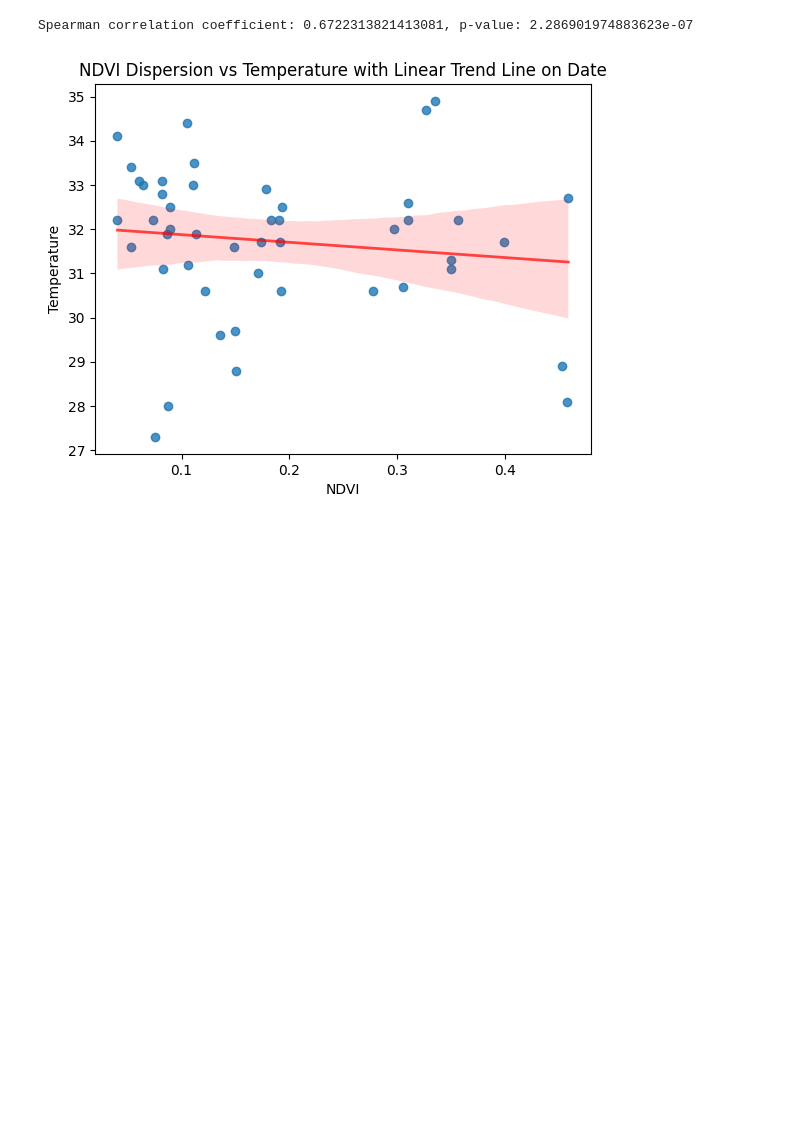
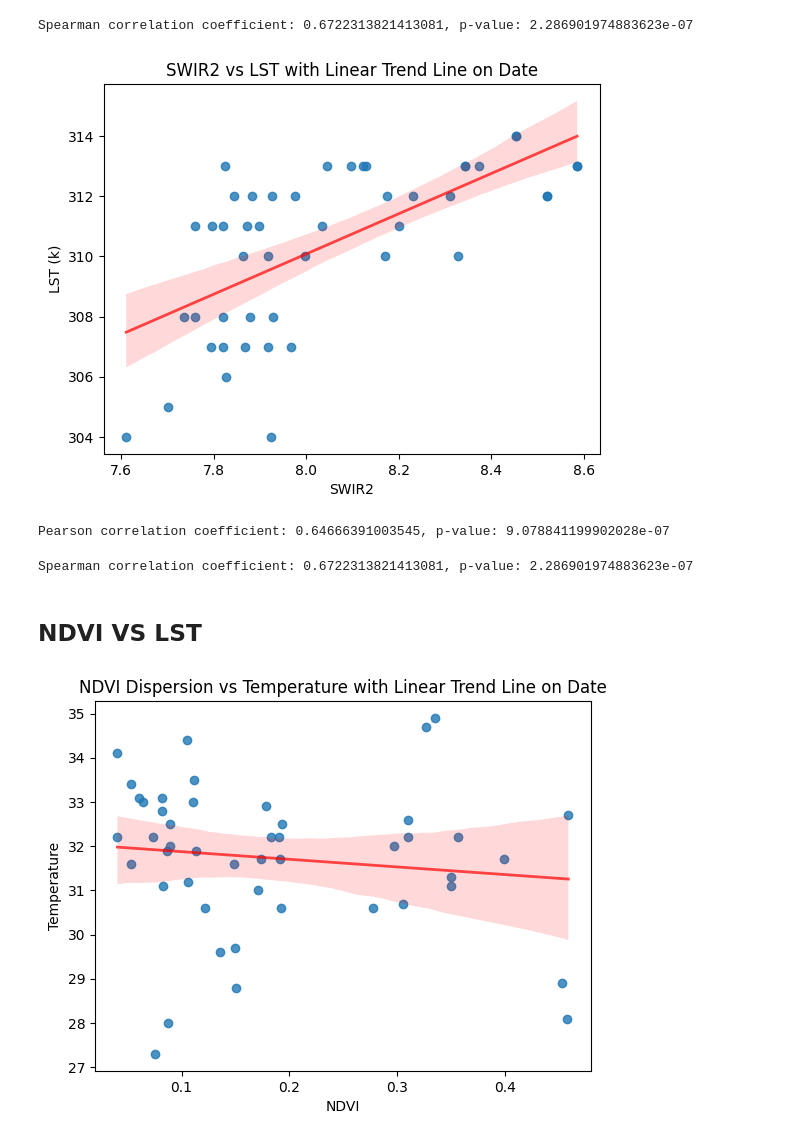
Before and after one commit to ayubero/uhi, a Jupyter notebook: madrid/lst_analysis.ipynb, the cells around one changed output. Cells and saved outputs as stored; diff of their text form; code cells hidden in the pictures; blank space fills up the shorter version.

Commit message:
LST correlation with more data

```diff
--- a/madrid/lst_analysis.ipynb
+++ b/madrid/lst_analysis.ipynb
@@ -33,6 +33,27 @@ correlation, p_value = stats.spearmanr(df['swir2'], df['lst'])
 print(f'Spearman correlation coefficient: {correlation}, p-value: {p_value}')
 # %% [output]
 Spearman correlation coefficient: 0.6722313821413081, p-value: 2.286901974883623e-07
+# %%
+sns.regplot(x=np.log(df['swir2']), y=df['lst'], line_kws={'color':'r', 'alpha':0.7, 'lw':2})
+plt.xlabel('SWIR2')
+plt.ylabel('LST (k)')
+plt.title('SWIR2 vs LST with Linear Trend Line on Date')
+plt.show()
+# %% [output]
+[figure, added]
+# %%
+correlation, p_value = stats.pearsonr(np.log(df['swir2']), df['lst'])
+print(f'Pearson correlation coefficient: {correlation}, p-value: {p_value}')
+# %% [output]
+Pearson correlation coefficient: 0.64666391003545, p-value: 9.078841199902028e-07
+# %%
+# Same correlation coefficient got without np.log using Spearman
+correlation, p_value = stats.spearmanr(np.log(df['swir2']), df['lst'])
+print(f'Spearman correlation coefficient: {correlation}, p-value: {p_value}')
+# %% [output]
+Spearman correlation coefficient: 0.6722313821413081, p-value: 2.286901974883623e-07
+# %% [markdown]
+## NDVI VS LST
 # %%
 nir = df['nir']
 red = df['red']
```
Also changed, not shown: parts of 10 cells of this notebook.
